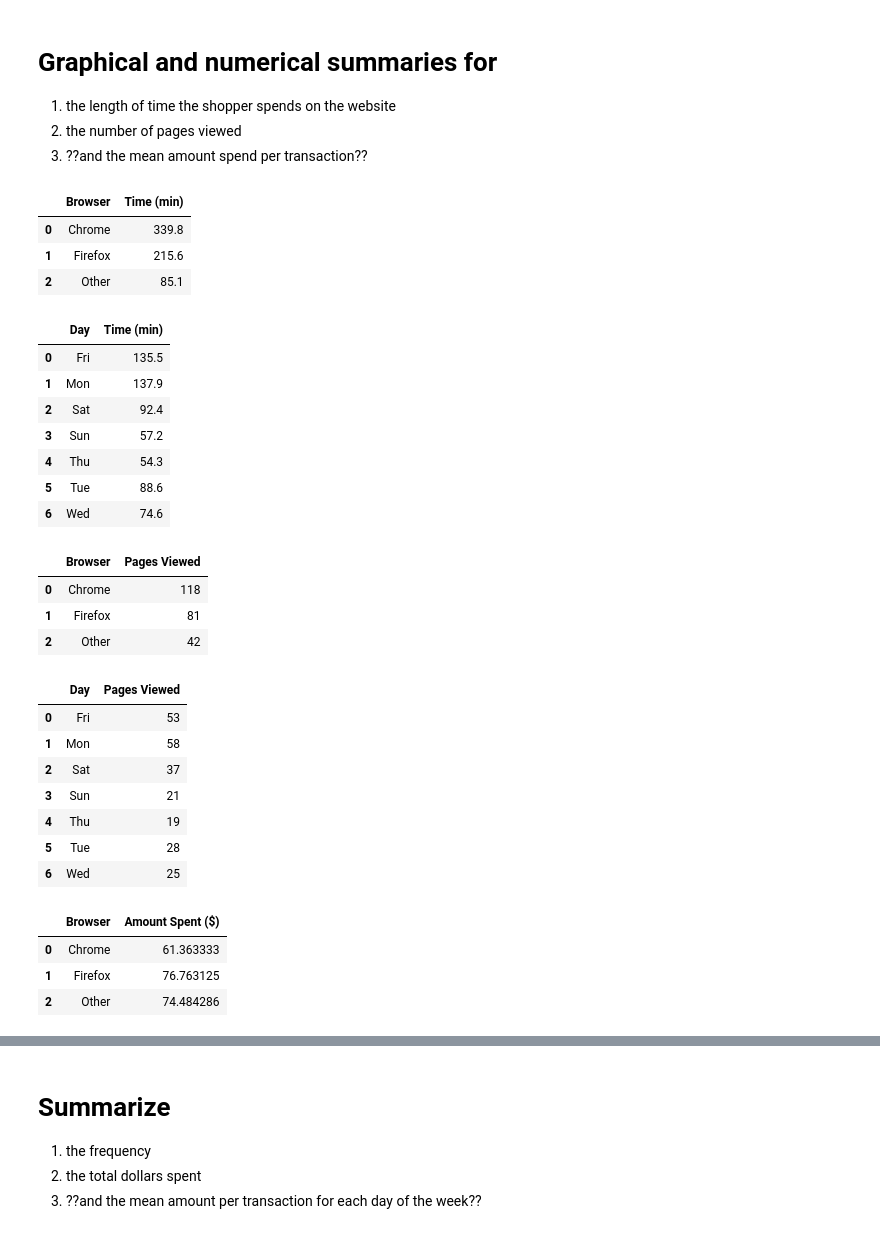
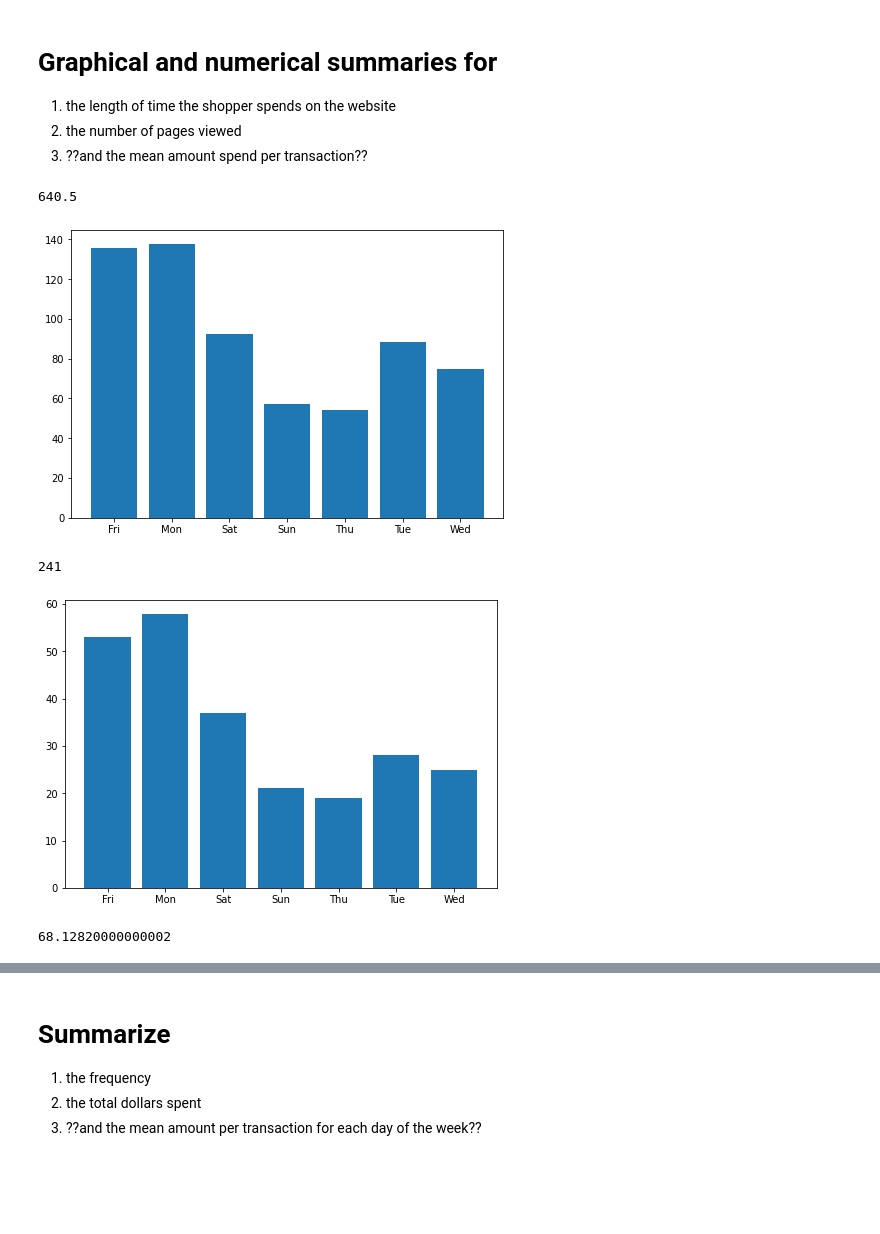
Before and after one commit to SumnerDolleman/DATA5400-Predictive-Modeling, a Jupyter notebook: Assignment_3.ipynb, the cells around one changed output, grey strips where cells are left out. Saved outputs shown, nothing was run; the diff lists cells and outputs as text; code cells hidden in the pictures; blank space fills up the shorter version.

```diff
--- a/Assignment_3.ipynb
+++ b/Assignment_3.ipynb
@@ -35,52 +35,37 @@ df.head
 2.   the number of pages viewed
 3.   ??and the mean amount spend per transaction??
 # %%
-#1 Per Browser
-df.groupby('Browser', as_index=False)['Time (min)'].sum()
+#1 'Time (min)'
+df['Time (min)'].sum()
 # %% [output]
-|  | Browser | Time (min) |
-| 0 | Chrome | 339.8 |
-| 1 | Firefox | 215.6 |
-| 2 | Other | 85.1 |
+640.5
 # %%
 #1 Per Day
-df.groupby('Day', as_index=False)['Time (min)'].sum()
+a = df.groupby('Day', as_index=False)['Time (min)'].sum()
+fig = plt.figure()
+ax = fig.add_axes([0,0,1,1])
+ax.bar(a['Day'], a['Time (min)'])
+plt.show()
 # %% [output]
-|  | Day | Time (min) |
-| 0 | Fri | 135.5 |
-| 1 | Mon | 137.9 |
-| 2 | Sat | 92.4 |
-| 3 | Sun | 57.2 |
-| 4 | Thu | 54.3 |
-| 5 | Tue | 88.6 |
-| 6 | Wed | 74.6 |
+[figure, added]
 # %%
-#2 Per Browser
-df.groupby('Browser', as_index=False)['Pages Viewed'].sum()
+#2 'Pages Viewed'
+df['Pages Viewed'].sum()
 # %% [output]
-|  | Browser | Pages Viewed |
-| 0 | Chrome | 118 |
-| 1 | Firefox | 81 |
-| 2 | Other | 42 |
+241
 # %%
 #2 Per Day
-df.groupby('Day', as_index=False)['Pages Viewed'].sum()
+a = df.groupby('Day', as_index=False)['Pages Viewed'].sum()
+fig = plt.figure()
+ax = fig.add_axes([0,0,1,1])
+ax.bar(a['Day'], a['Pages Viewed'])
+plt.show()
 # %% [output]
-|  | Day | Pages Viewed |
-| 0 | Fri | 53 |
-| 1 | Mon | 58 |
-| 2 | Sat | 37 |
-| 3 | Sun | 21 |
-| 4 | Thu | 19 |
-| 5 | Tue | 28 |
-| 6 | Wed | 25 |
+[figure, added]
 # %%
-#3 Per Browser
-df.groupby('Browser', as_index=False)['Amount Spent ($)'].mean()
+#3 Amount Spent ($)
+df['Amount Spent ($)'].mean()
 # %% [output]
-|  | Browser | Amount Spent ($) |
-| 0 | Chrome | 61.363333 |
-| 1 | Firefox | 76.763125 |
-| 2 | Other | 74.484286 |
+68.12820000000002
 # %%
 #3 Per Day
```
Also changed, not shown: parts of 9 cells of this notebook.
